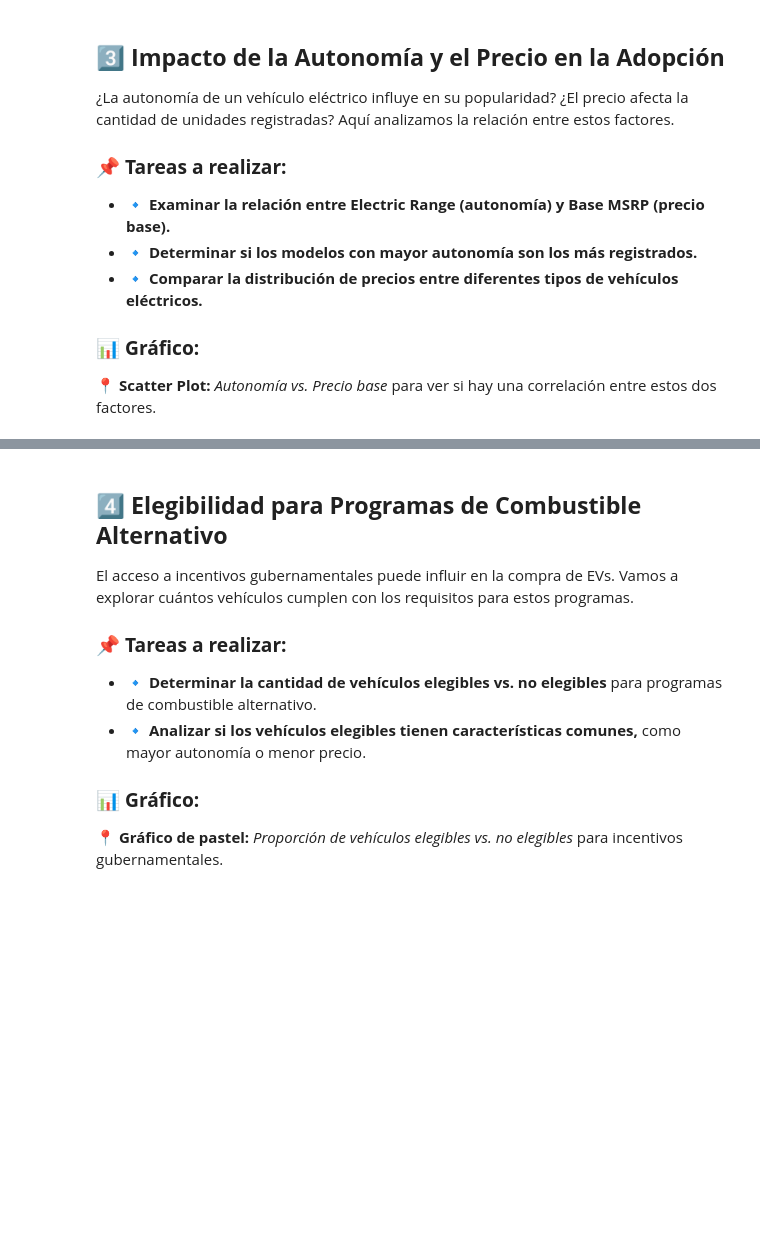
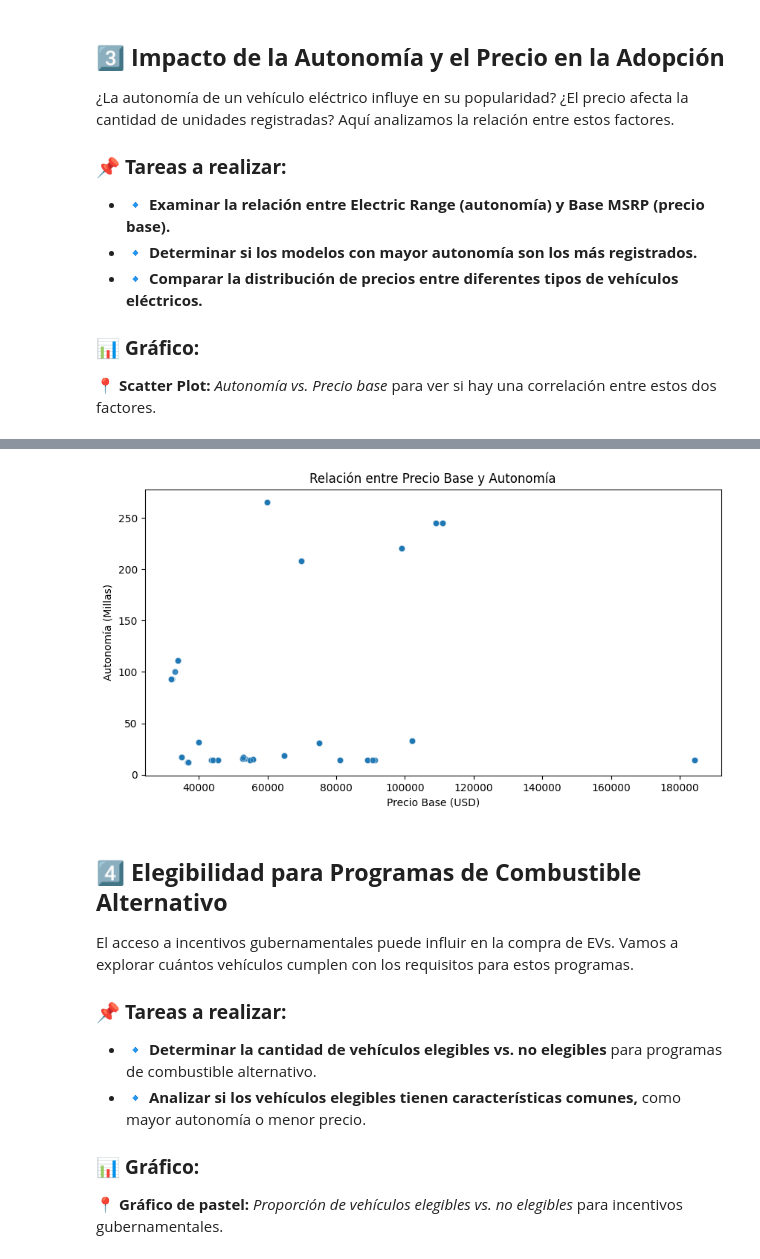
Before and after one commit to cjgarzon-dev/ClasesPython, a Jupyter notebook: Modulo4/07_sesion/02Project_class.ipynb, the cells around one changed output, grey strips where cells are left out. Cells and saved outputs as stored; diff of their text form; code cells hidden in the pictures; blank space fills up the shorter version.

```diff
--- a/Modulo4/07_sesion/02Project_class.ipynb
+++ b/Modulo4/07_sesion/02Project_class.ipynb
@@ -144,0 +309,3 @@ Queremos entender cómo ha crecido la adopción de los EVs, qué marcas dominan
+# %%
+df_filter = df[(df['Base MSRP'] > 1000) & (df['Base MSRP'] < 200000)]
+df_filter.groupby('Base MSRP').size()
@@ -145,3 +330,12 @@ Queremos entender cómo ha crecido la adopción de los EVs, qué marcas dominan
+# %%
+plt.figure(figsize=(10,5))
+sns.scatterplot(x= df_filter['Base MSRP'], y= df_filter['Electric Range'], alpha= 0.5)
+plt.title('Relación entre Precio Base y Autonomía')
+plt.xlabel('Precio Base (USD)')
+plt.ylabel('Autonomía (Millas)')
+plt.show()
+# %% [output]
+[figure, added]
 # %% [markdown]
 ## **4️⃣ Elegibilidad para Programas de Combustible Alternativo**
 
```
Also changed, not shown: parts of 14 cells of this notebook.
